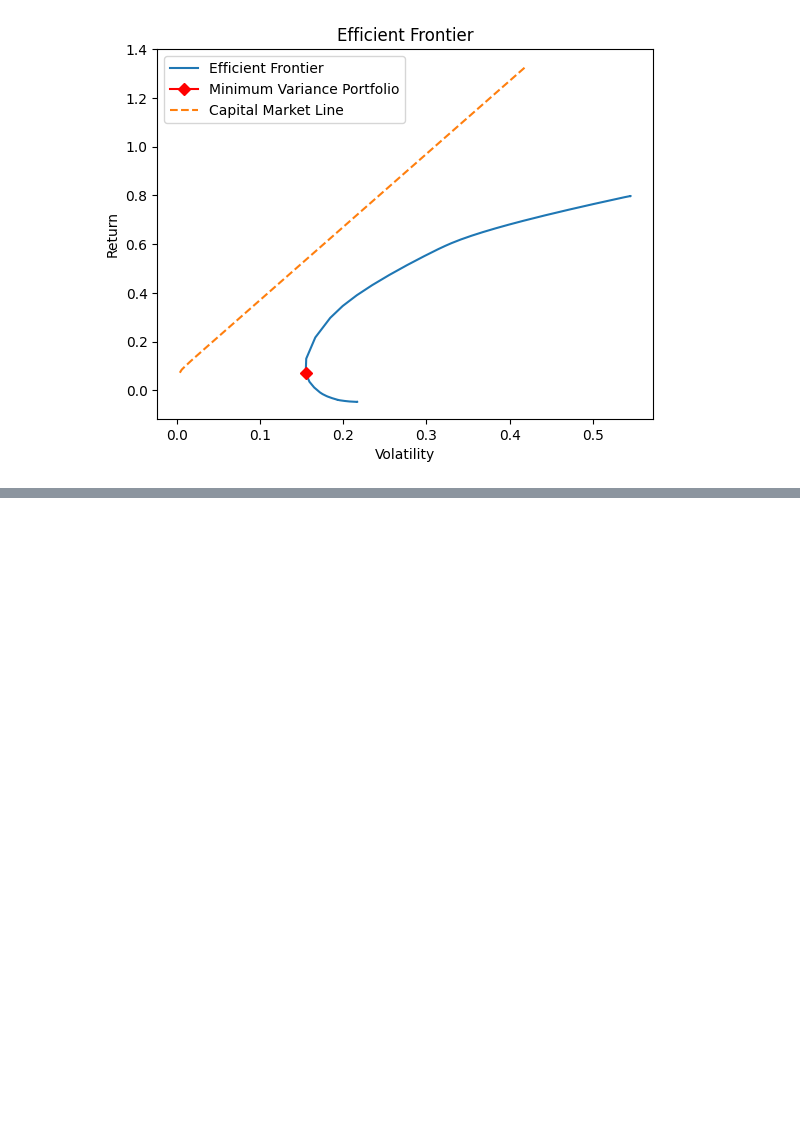
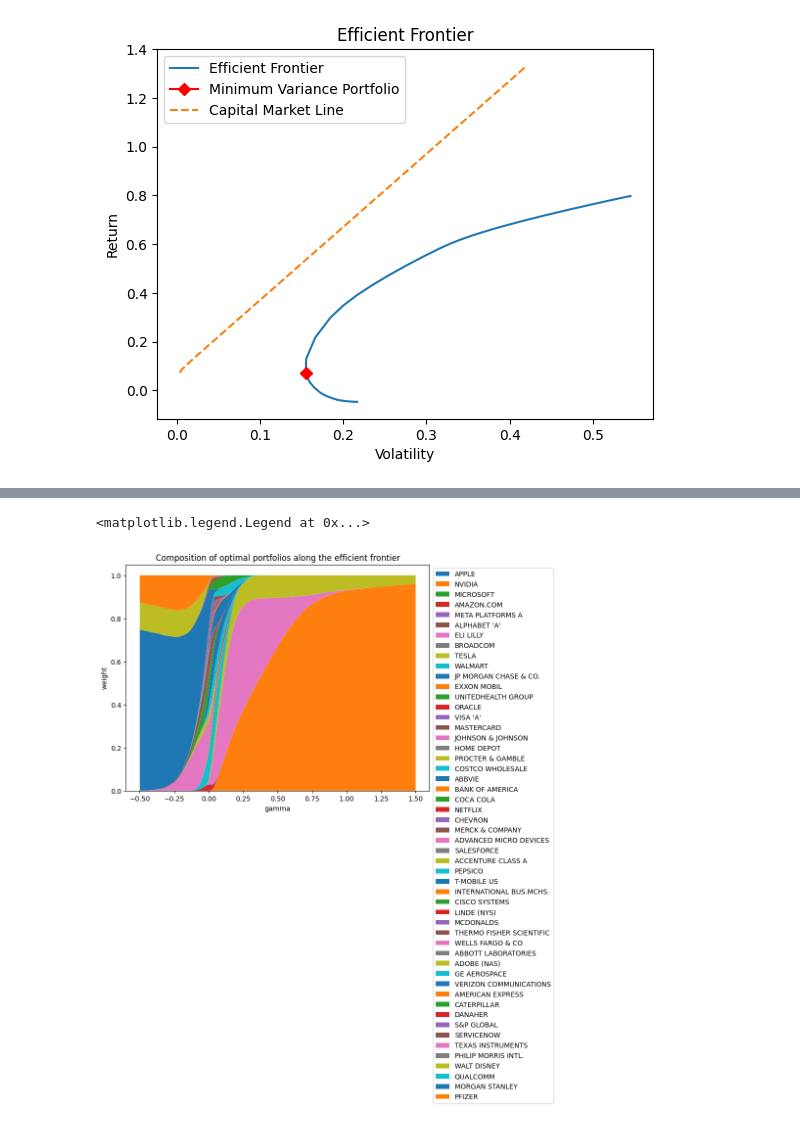
Before and after one commit to Mate0Martinez/Quantitative-asset-and-risk-management-project, a Jupyter notebook: code QARM.ipynb, the cells around one changed output, grey strips where cells are left out. Drawn from its saved outputs; the diff is of its cells as text; code cells hidden in the pictures; blank space fills up the shorter version.

```diff
--- a/code QARM.ipynb
+++ b/code QARM.ipynb
@@ -194,0 +209,32 @@ ef.plot_efficient_frontier()
+# %%
+all_weights = pd.DataFrame(columns = prices.columns)
+
+for i in range(50):
+    simulated_r = np.random.multivariate_normal(mu, covmat, 100)
+    simulated_mu = np.mean(simulated_r, axis = 0)
+    simulated_cov_mat = np.cov(simulated_r, rowvar = False)
+
+    weights_efficient_frontier = []
+
+    for gam in np.linspace(-0.5,1.5,101):
+        weights_efficient_frontier.append(efficient_frontier(gam, simulated_cov_mat, weight_sum_constraint, simulated_mu, bounds_noshort)[2])
+
+    to_append = pd.DataFrame(weights_efficient_frontier, columns = prices.columns)
+    to_append['gamma'] = np.linspace(-0.5,1.5,101)
+
+    all_weights = pd.concat([all_weights, to_append], ignore_index = True)
+# %%
+avg_weights = all_weights.groupby(by='gamma').mean()
+avg_weights.sum(axis=1)
+
+data_composition_map2 = pd.DataFrame(avg_weights, columns = prices.columns, index = np.linspace(-0.5,1.5,101))
+
+fig, ax = plt.subplots(figsize=(8, 6))
+ax.stackplot(data_composition_map2.index, data_composition_map2.T.values, labels=data_composition_map2.columns)
+ax.set_title('Composition of optimal portfolios along the efficient frontier')
+ax.set_ylabel('weight')
+ax.set_xlabel('gamma')
+ax.legend(loc='upper left', bbox_to_anchor=(1, 1))
+# %% [output]
+<matplotlib.legend.Legend at 0x...>
+[figure, added]
```
Also changed, not shown: parts of 3 cells of this notebook.
